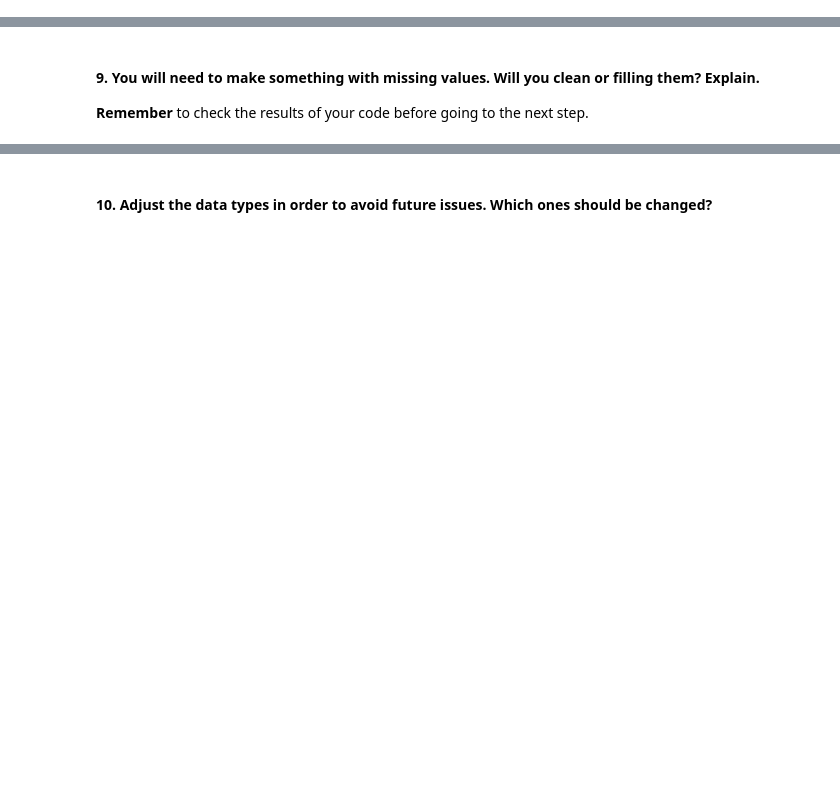
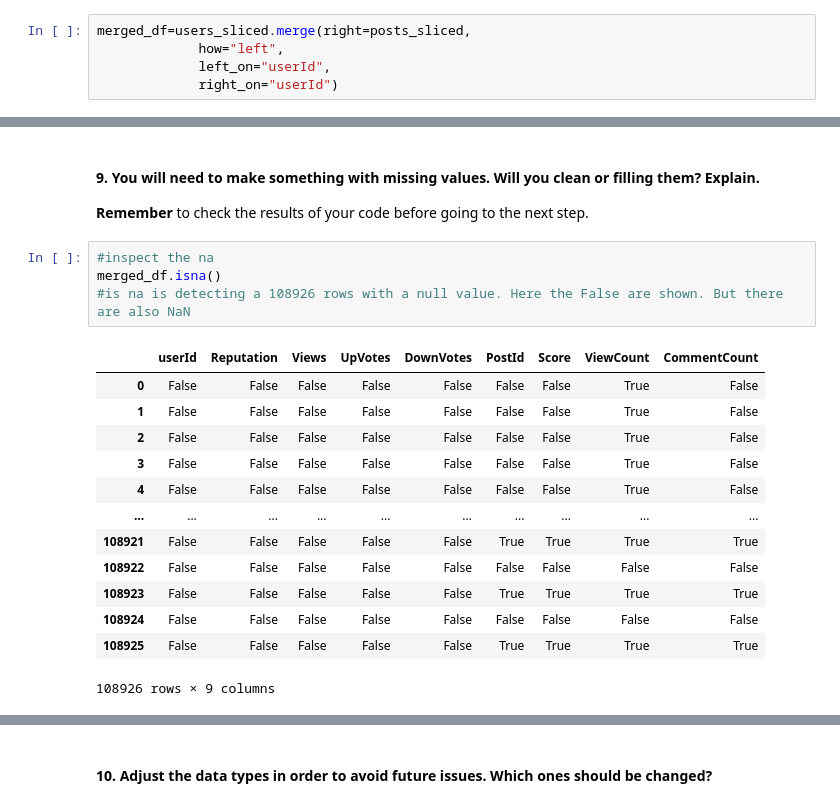
Before and after one commit to ta-data-bcn/lab-data-cleaning, a Jupyter notebook: your-code/main.ipynb, the cells around one changed output, grey strips where cells are left out. Cells and saved outputs as stored; diff of their text form; blank space fills up the shorter version.

```diff
--- a/your-code/main.ipynb
+++ b/your-code/main.ipynb
@@ -19,0 +113,5 @@ You will need to make a [merge](https://pandas.pydata.org/pandas-docs/stable/gen
+# %%
+merged_df=users_sliced.merge(right=posts_sliced,
+             how="left",
+             left_on="userId",
+             right_on="userId")
@@ -22,3 +168,21 @@ You will need to make a [merge](https://pandas.pydata.org/pandas-docs/stable/gen
 # %% [markdown]
 #### 9. You will need to make something with missing values.  Will you clean or filling them? Explain.
 **Remember** to check the results of your code before going to the next step.
+# %%
+#inspect the na
+merged_df.isna()
+#is na is detecting a 108926 rows with a null value. Here the False are shown. But there are also NaN
+# %% [output]
+|  | userId | Reputation | Views | UpVotes | DownVotes | PostId | Score | ViewCount | CommentCount |
+| 0 | False | False | False | False | False | False | False | True | False |
+| 1 | False | False | False | False | False | False | False | True | False |
+| 2 | False | False | False | False | False | False | False | True | False |
+| 3 | False | False | False | False | False | False | False | True | False |
+| 4 | False | False | False | False | False | False | False | True | False |
+| ... | ... | ... | ... | ... | ... | ... | ... | ... | ... |
+| 108921 | False | False | False | False | False | True | True | True | True |
+| 108922 | False | False | False | False | False | False | False | False | False |
+| 108923 | False | False | False | False | False | True | True | True | True |
+| 108924 | False | False | False | False | False | False | False | False | False |
+| 108925 | False | False | False | False | False | True | True | True | True |
+108926 rows × 9 columns
```
Also changed, not shown: parts of 29 cells of this notebook.
